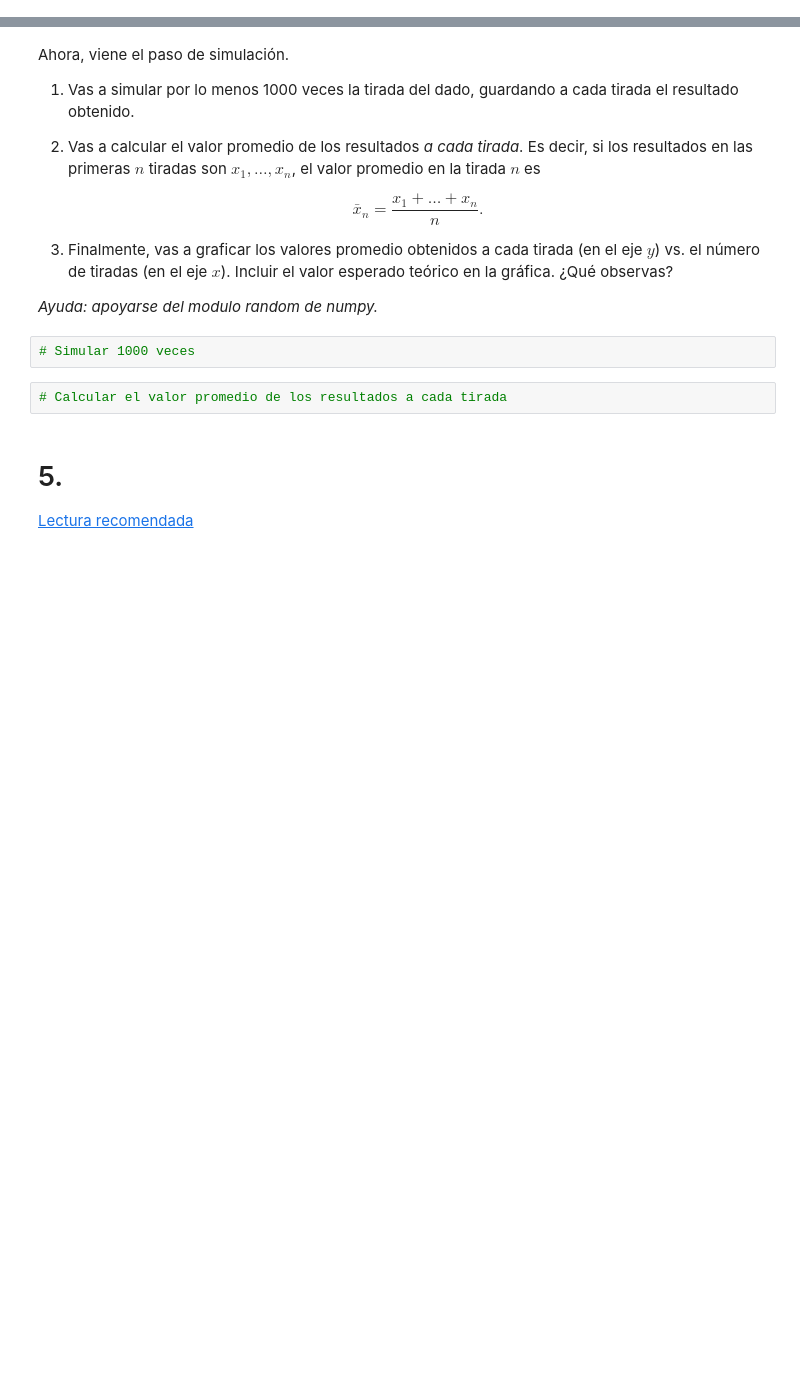
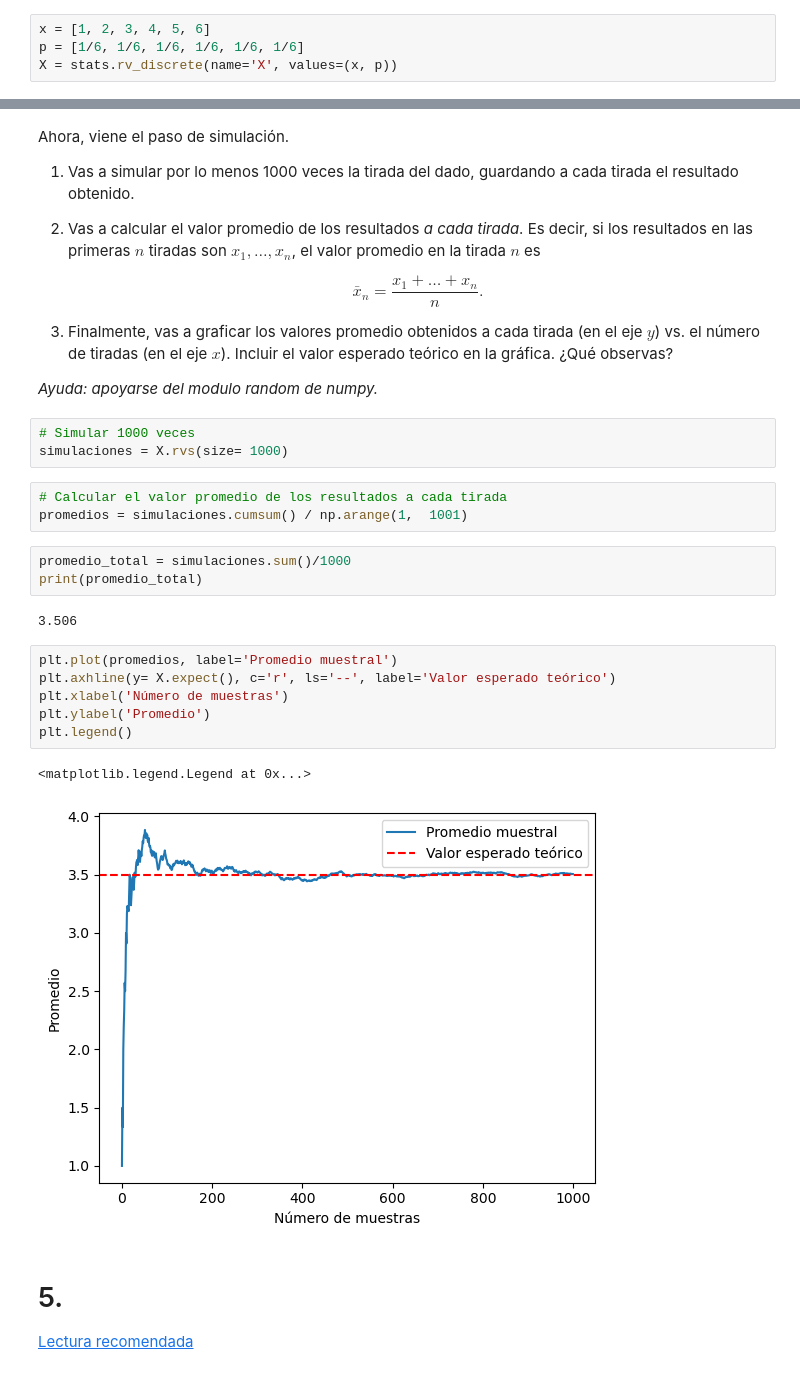
Before and after one commit to RafaelTakata0105/mebo2024, a Jupyter notebook: modulo1/tema2/tarea1-repaso-proba.ipynb, the cells around one changed output, grey strips where cells are left out. Saved outputs shown, nothing was run; the diff lists cells and outputs as text; blank space fills up the shorter version.

```diff
--- a/modulo1/tema2/tarea1-repaso-proba.ipynb
+++ b/modulo1/tema2/tarea1-repaso-proba.ipynb
@@ -165,2 +169,6 @@ Para convencerte de esto, en este ejercicio simularás la tirada de un dado just
+# %%
+x = [1, 2, 3, 4, 5, 6]
+p = [1/6, 1/6, 1/6, 1/6, 1/6, 1/6]
+X = stats.rv_discrete(name='X', values=(x, p))
 # %%
 # Calcular el valor esperado teórico de la VA X
@@ -178,8 +189,24 @@ Ahora, viene el paso de simulación.
 *Ayuda: apoyarse del modulo random de numpy.*
 # %%
 # Simular 1000 veces
+simulaciones = X.rvs(size= 1000)
 # %%
 # Calcular el valor promedio de los resultados a cada tirada
+promedios = simulaciones.cumsum() / np.arange(1,  1001)
+# %%
+promedio_total = simulaciones.sum()/1000
+print(promedio_total)
+# %% [output]
+3.506
+# %%
+plt.plot(promedios, label='Promedio muestral')
+plt.axhline(y= X.expect(), c='r', ls='--', label='Valor esperado teórico')
+plt.xlabel('Número de muestras')
+plt.ylabel('Promedio')
+plt.legend()
+# %% [output]
+<matplotlib.legend.Legend at 0x...>
+[figure, added]
 # %% [markdown]
 # 5.
 
```
Also changed, not shown: parts of 2 cells of this notebook.
